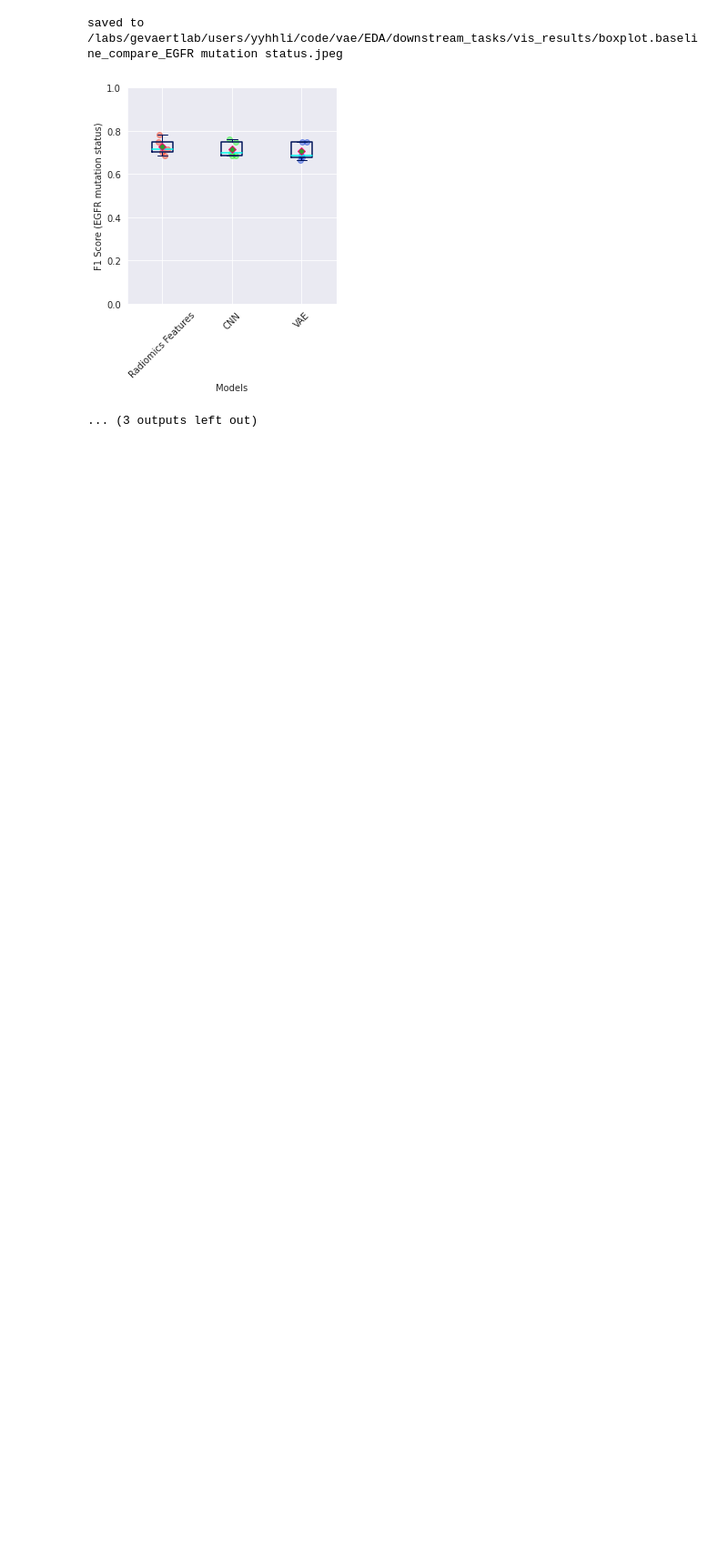
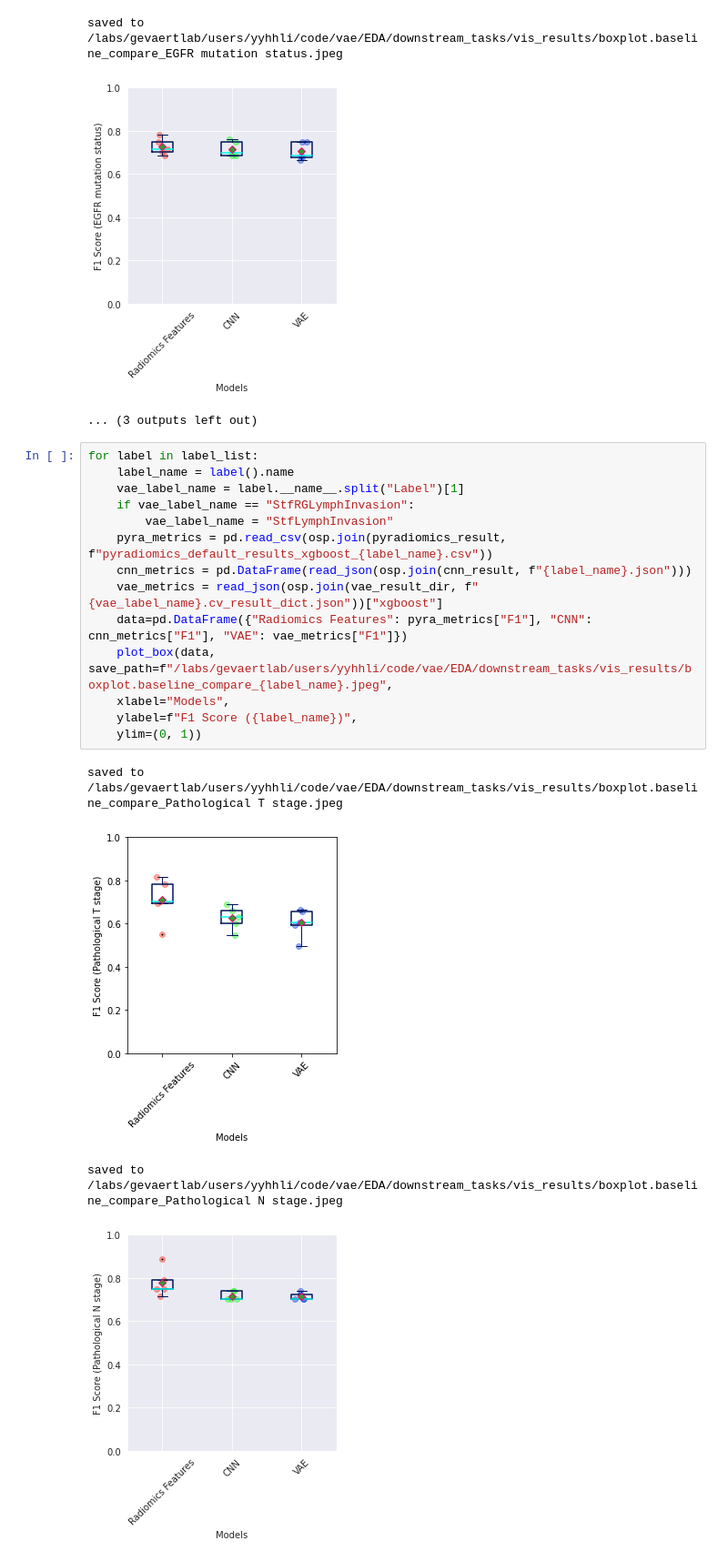
Before and after one commit to gevaertlab/Variational-Auto-Encoder, a Jupyter notebook: EDA/baselines/vis_baseline_comparison_boxplot.ipynb, the cells around one changed output. Shown at 91% size. Cells and saved outputs as stored; diff of their text form; blank space fills up the shorter version.

```diff
--- a/EDA/downstream_tasks/vis_baseline_comparison_boxplot.ipynb
+++ b/EDA/baselines/vis_baseline_comparison_boxplot.ipynb
@@ -181,3 +181,22 @@ saved to /labs/gevaertlab/users/yyhhli/code/vae/EDA/downstream_tasks/vis_results
 saved to /labs/gevaertlab/users/yyhhli/code/vae/EDA/downstream_tasks/vis_results/boxplot.baseline_compare_EGFR mutation status.jpeg
 [figure]
 ... (3 outputs left out)
+# %%
+for label in label_list:
+    label_name = label().name
+    vae_label_name = label.__name__.split("Label")[1]
+    if vae_label_name == "StfRGLymphInvasion":
+        vae_label_name = "StfLymphInvasion"
+    pyra_metrics = pd.read_csv(osp.join(pyradiomics_result, f"pyradiomics_default_results_xgboost_{label_name}.csv"))
+    cnn_metrics = pd.DataFrame(read_json(osp.join(cnn_result, f"{label_name}.json")))
+    vae_metrics = read_json(osp.join(vae_result_dir, f"{vae_label_name}.cv_result_dict.json"))["xgboost"]
+    data=pd.DataFrame({"Radiomics Features": pyra_metrics["F1"], "CNN": cnn_metrics["F1"], "VAE": vae_metrics["F1"]})
+    plot_box(data, save_path=f"/labs/gevaertlab/users/yyhhli/code/vae/EDA/downstream_tasks/vis_results/boxplot.baseline_compare_{label_name}.jpeg",
+    xlabel="Models",
+    ylabel=f"F1 Score ({label_name})",
+    ylim=(0, 1))
+# %% [output]
+saved to /labs/gevaertlab/users/yyhhli/code/vae/EDA/downstream_tasks/vis_results/boxplot.baseline_compare_Pathological T stage.jpeg
+[figure, added]
+saved to /labs/gevaertlab/users/yyhhli/code/vae/EDA/downstream_tasks/vis_results/boxplot.baseline_compare_Pathological N stage.jpeg
+[figure, added]
```
Also changed, not shown: parts of 1 cell of this notebook, 8 other files.
